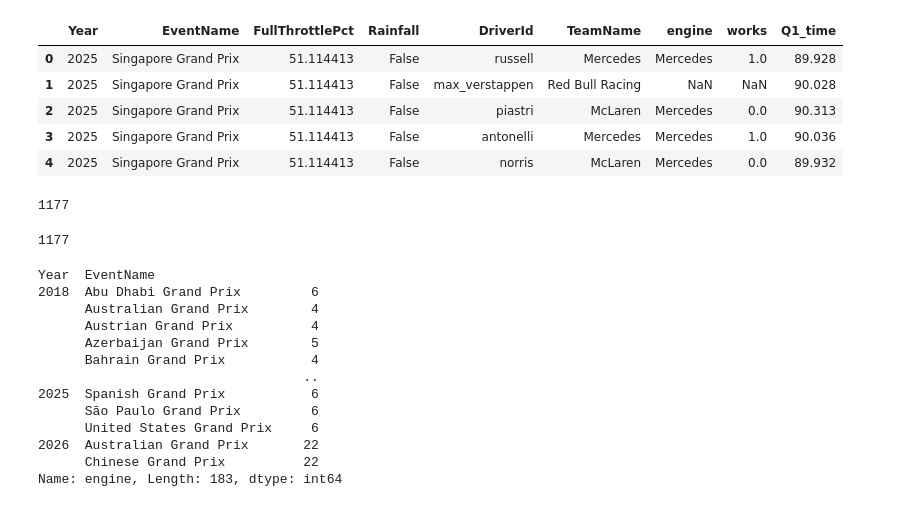
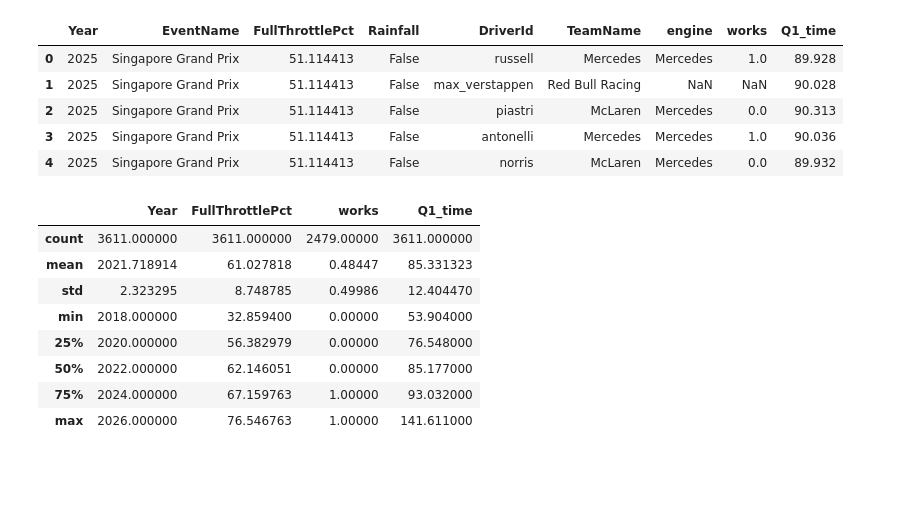
Before and after one commit to moajzashahab/stat-642-project, a Jupyter notebook: eda_and_clean_up.ipynb, the cells around one changed output. Drawn from its saved outputs; the diff is of its cells as text; code cells hidden in the pictures; blank space fills up the shorter version.

```diff
--- a/eda_and_clean_up.ipynb
+++ b/eda_and_clean_up.ipynb
@@ -113,24 +117,12 @@ final_df.to_csv("modeling_table.csv", index=False)
-# %%
-int(final_df["engine"].isna().sum())
-# %% [output]
-1177
-# %%
-int(final_df["works"].isna().sum())
-# %% [output]
-1177
-# %%
-final_df.groupby(["Year", "EventName"])["engine"].apply(lambda x: x.isna().sum())
-# %% [output]
-Year  EventName
-2018  Abu Dhabi Grand Prix         6
-      Australian Grand Prix        4
-      Austrian Grand Prix          4
-      Azerbaijan Grand Prix        5
-      Bahrain Grand Prix           4
-                                  ..
-2025  Spanish Grand Prix           6
-      São Paulo Grand Prix         6
-      United States Grand Prix     6
-2026  Australian Grand Prix       22
-      Chinese Grand Prix          22
-Name: engine, Length: 183, dtype: int64
+# %%
+final_df.describe()
+# %% [output]
+|  | Year | FullThrottlePct | works | Q1_time |
+| count | 3611.000000 | 3611.000000 | 2479.00000 | 3611.000000 |
+| mean | 2021.718914 | 61.027818 | 0.48447 | 85.331323 |
+| std | 2.323295 | 8.748785 | 0.49986 | 12.404470 |
+| min | 2018.000000 | 32.859400 | 0.00000 | 53.904000 |
+| 25% | 2020.000000 | 56.382979 | 0.00000 | 76.548000 |
+| 50% | 2022.000000 | 62.146051 | 0.00000 | 85.177000 |
+| 75% | 2024.000000 | 67.159763 | 1.00000 | 93.032000 |
+| max | 2026.000000 | 76.546763 | 1.00000 | 141.611000 |
```
Also changed, not shown: parts of 6 cells of this notebook, 1 other file.
